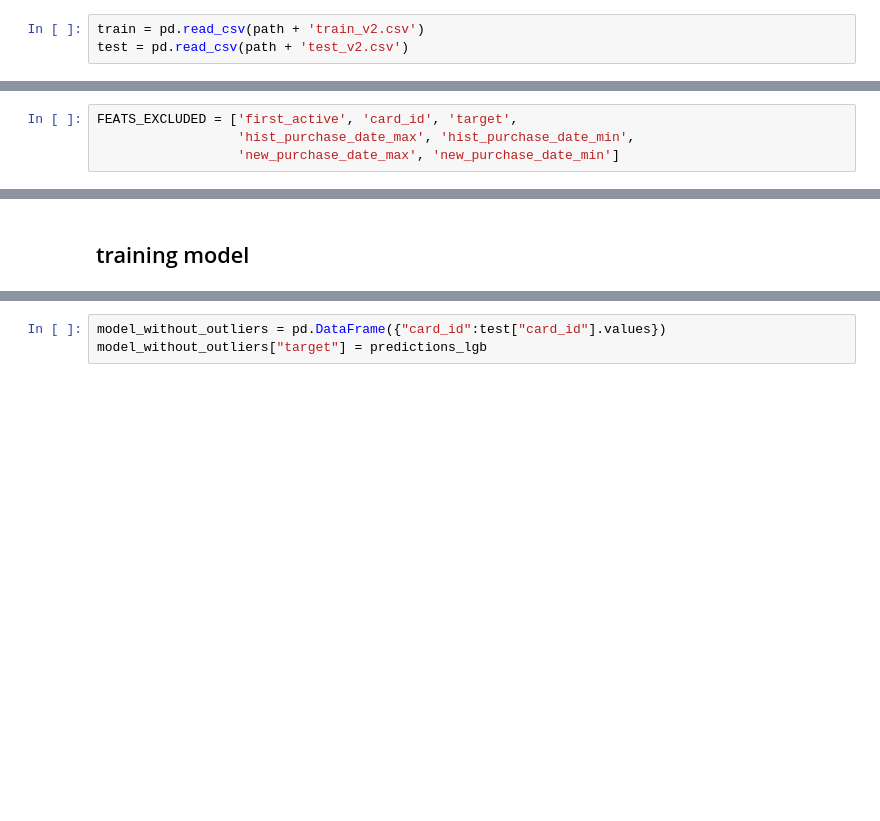
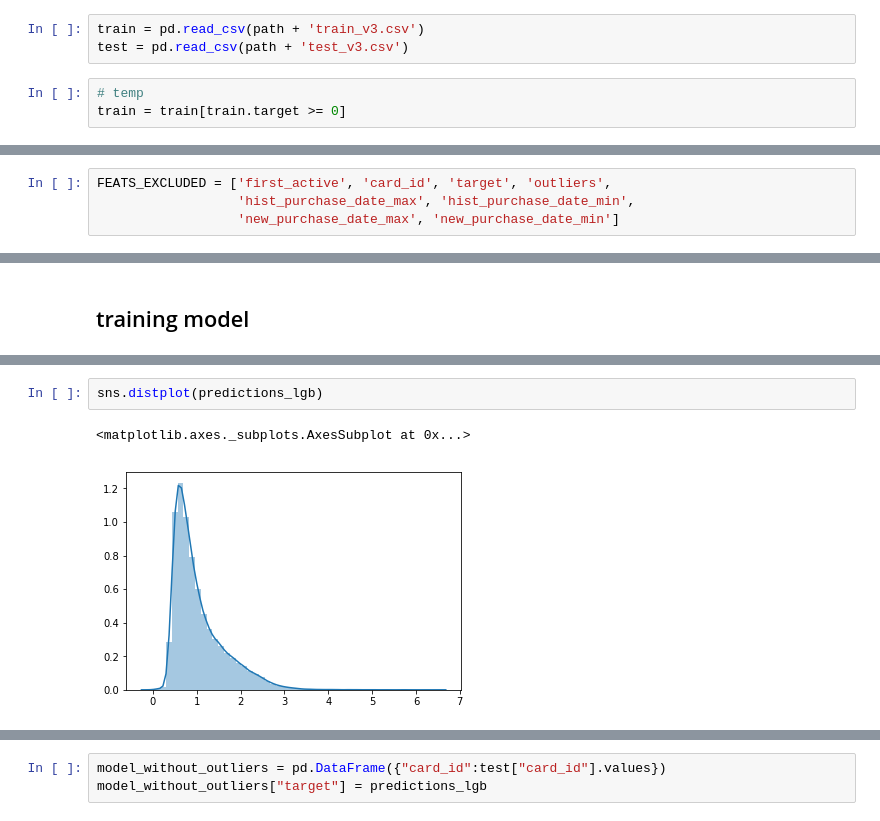
Before and after one commit to SONG-WONHO/Kaggle-Elo, a Jupyter notebook: 6 Combining model with a model without outlier.ipynb, the cells around one changed output, grey strips where cells are left out. Cells and saved outputs as stored; diff of their text form; blank space fills up the shorter version.

```diff
--- a/6 Combining model with a model without outlier.ipynb
+++ b/6 Combining model with a model without outlier.ipynb
@@ -26,14 +26,17 @@ pd.set_option('display.max_columns', 400)
 # %%
 path = './data/'
 # %%
-train = pd.read_csv(path + 'train_v2.csv')
-test = pd.read_csv(path + 'test_v2.csv')
+train = pd.read_csv(path + 'train_v3.csv')
+test = pd.read_csv(path + 'test_v3.csv')
+# %%
+# temp
+train = train[train.target >= 0]
 # %%
 train = train[train.outliers == 0]
 # %% [markdown]
 ## 제거할 피처
 # %%
-FEATS_EXCLUDED = ['first_active', 'card_id', 'target',
+FEATS_EXCLUDED = ['first_active', 'card_id', 'target', 'outliers',
                   'hist_purchase_date_max', 'hist_purchase_date_min',
                   'new_purchase_date_max', 'new_purchase_date_min']
 # %% [markdown]
@@ -105,0 +108,5 @@ NameError: name 'oof_lgb_3' is not defined
+# %%
+sns.distplot(predictions_lgb)
+# %% [output]
+<matplotlib.axes._subplots.AxesSubplot at 0x...>
+[figure, added]
```
Also changed, not shown: parts of 7 cells of this notebook.
